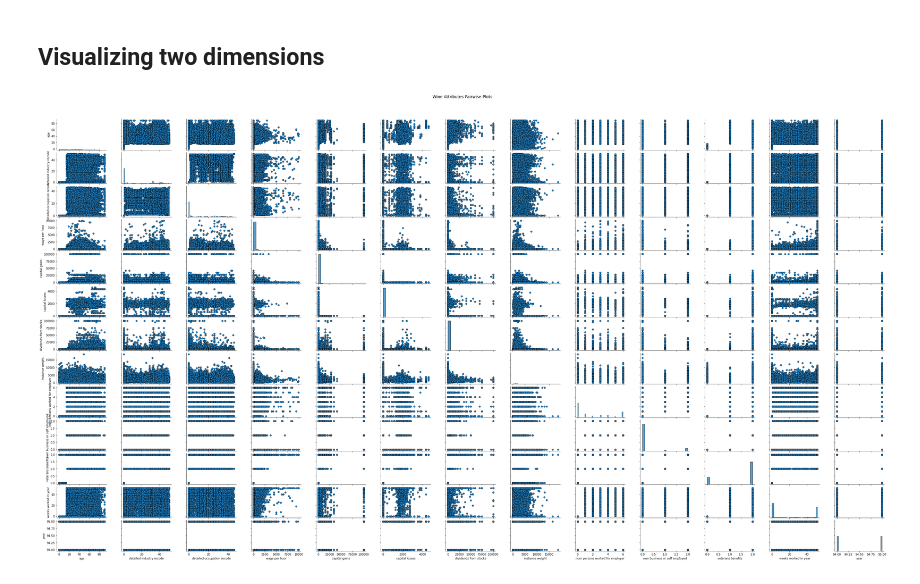
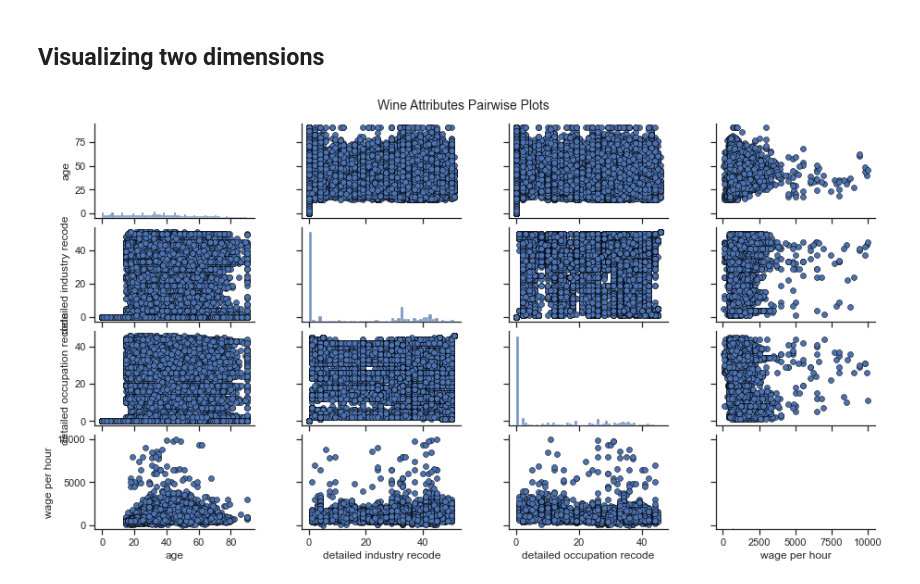
Before and after one commit to ThomasBrue/first-assignment-data-science, a Jupyter notebook: censusIncome.ipynb, the cells around one changed output. Drawn from its saved outputs; the diff is of its cells as text; code cells hidden in the pictures.

Commit message:
Wage Analysis

```diff
--- a/censusIncome.ipynb
+++ b/censusIncome.ipynb
@@ -10,6 +10,10 @@ import matplotlib as mpl
 import numpy as np
 import seaborn as sns
 
+# my imports------------------------------------------
+import matplotlib.pyplot as plt
+sns.set_theme(style="ticks", color_codes=True)
+
 %matplotlib inline
 # %% [markdown]
 # Load raw data
@@ -32,0 +27,6 @@ raw_data.head(7)
+# %%
+
+# Set the "wage per hour" to None so that it is not taken into account
+
+raw_data['wage per hour'] = raw_data['wage per hour'].apply(lambda value: None if value == 0 else value)
+raw_data.head(4)
@@ -100,12 +98,16 @@ bar = ax.bar(w_q[0], w_q[1], color='steelblue',
 # %%
 # Takes long to calculate (1m 1.6s)
 
-cols = ['age', 'class of worker', 'detailed industry recode', 'detailed occupation recode', 'education', 'wage per hour', 'enroll in edu inst last wk', 'marital stat', 'major industry code', 'major occupation code', 'race', 'hispanic origin', 'sex', 'member', 'reason for unemployment', 'full or part time employment stat', 'capital gains', 'capital losses', 'dividends from stocks', 'tax filer stat', 'region of previous residence', 'state of previous residence', 'detailed household and family stat', 'detailed household summary in household',  'instance weight', 'migration code-change in msa', 'migration code-change in reg', 'migration code-move within reg', 'live in this house 1 year ago', 'migration prev res in sunbelt', 'num persons worked for employer', 'family members under 18', 'country of birth father', 'country of birth mother', 'country of birth self', 'citizenship', 'own business or self employed', 'fill inc questionnaire for veterans admin', 'veterans benefits', 'weeks worked in year', 'year']
+cols = ['age', 'class of worker', 'detailed industry recode', 'detailed occupation recode', 'education', 'wage per hour']
+
+# cols = ['age', 'class of worker', 'detailed industry recode', 'detailed occupation recode', 'education', 'wage per hour', 'enroll in edu inst last wk', 'marital stat', 'major industry code', 'major occupation code', 'race', 'hispanic origin', 'sex', 'member', 'reason for unemployment', 'full or part time employment stat', 'capital gains', 'capital losses', 'dividends from stocks', 'tax filer stat', 'region of previous residence', 'state of previous residence', 'detailed household and family stat', 'detailed household summary in household',  'instance weight', 'migration code-change in msa', 'migration code-change in reg', 'migration code-move within reg', 'live in this house 1 year ago', 'migration prev res in sunbelt', 'num persons worked for employer', 'family members under 18', 'country of birth father', 'country of birth mother', 'country of birth self', 'citizenship', 'own business or self employed', 'fill inc questionnaire for veterans admin', 'veterans benefits', 'weeks worked in year', 'year']
+
+
 pp = sns.pairplot(raw_data[cols], height=1.8, aspect=1.8,
                   palette={"red": "#FF9999", "white": "#FFE888"},
                   plot_kws=dict(edgecolor="black", linewidth=0.5))
 fig = pp.fig
 fig.subplots_adjust(top=0.93, wspace=0.3)
 t = fig.suptitle('Wine Attributes Pairwise Plots', fontsize=14)
 # %% [output]
-[figure, old version]
+[figure, new version]
```
Also changed, not shown: parts of 10 cells of this notebook.
